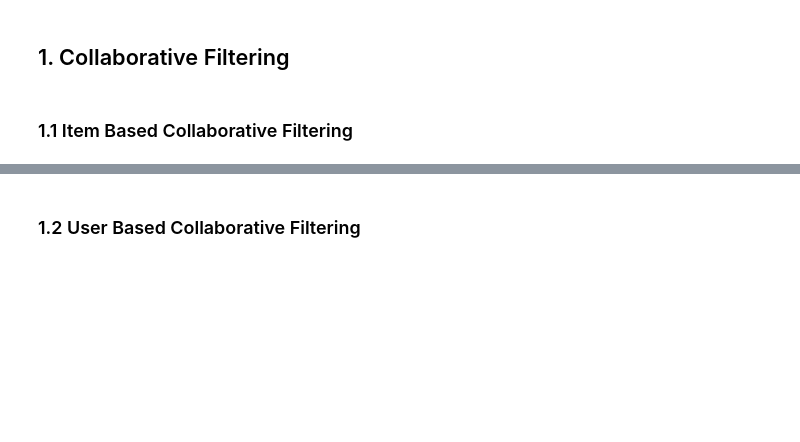
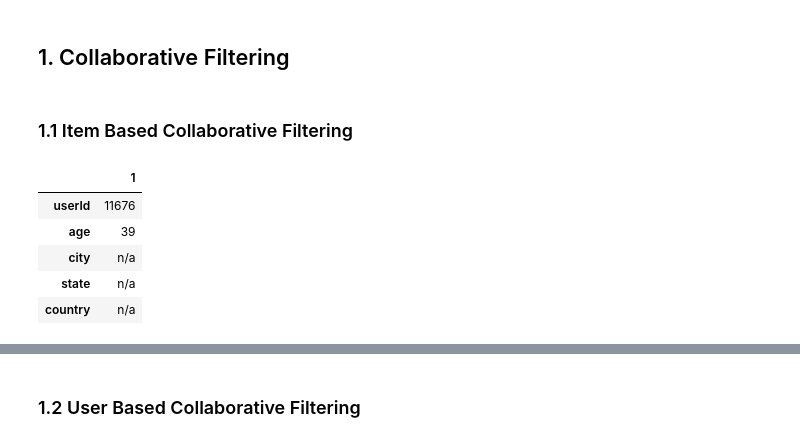
Before and after one commit to mohsenMahmoodzadeh/book-crossing-recommender-system, a Jupyter notebook: Recommendation.ipynb, the cells around one changed output, grey strips where cells are left out. Drawn from its saved outputs; the diff is of its cells as text; code cells hidden in the pictures; blank space fills up the shorter version.

```diff
--- a/Recommendation.ipynb
+++ b/Recommendation.ipynb
@@ -278,0 +185,10 @@ sampled_books.head()
+# %%
+user_index = 1
+pd.DataFrame(sampled_users.iloc[user_index])
+# %% [output]
+|  | 1 |
+| userId | 11676 |
+| age | 39 |
+| city | n/a |
+| state | n/a |
+| country | n/a |
```
Also changed, not shown: parts of 12 cells of this notebook.
